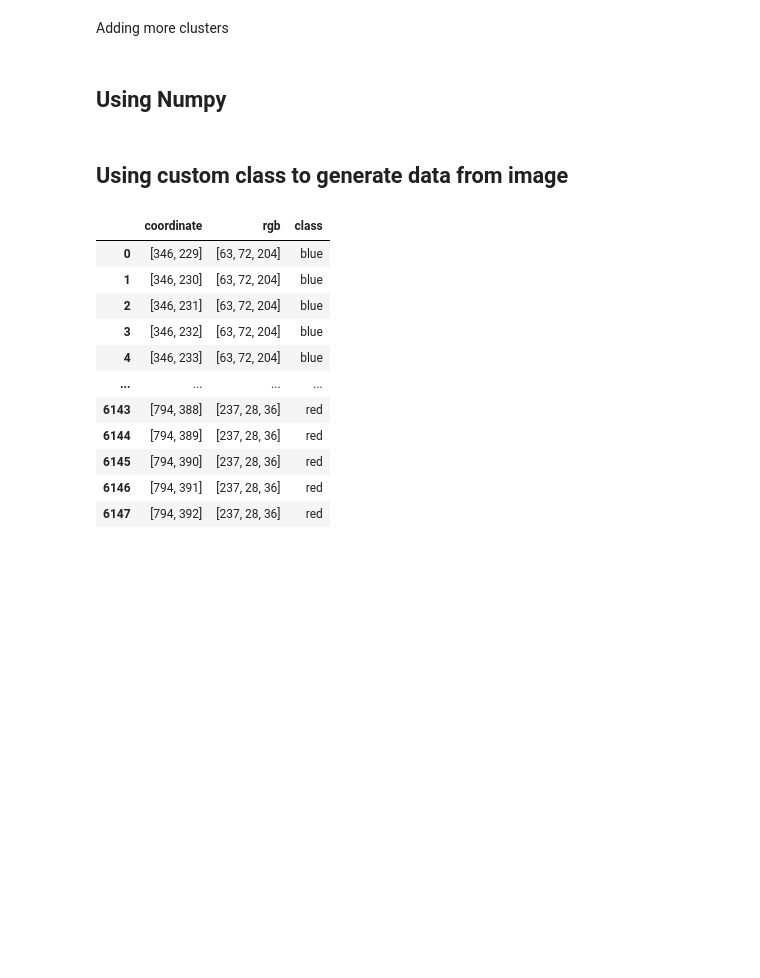
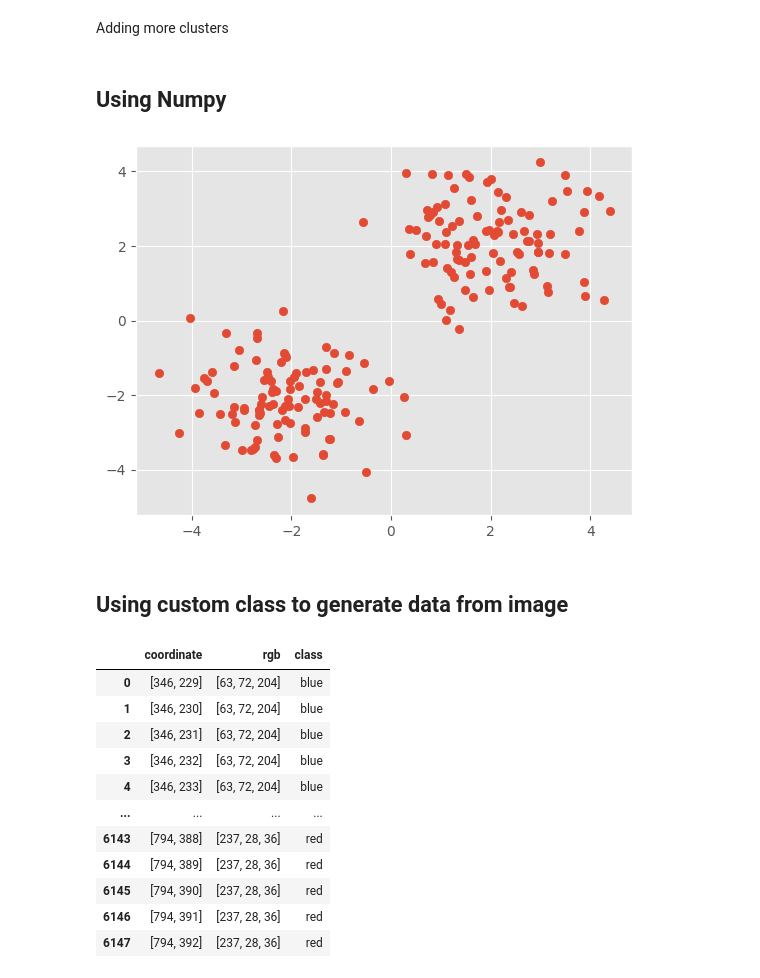
Before and after one commit to Murdock135/growing-neural-gas, a Jupyter notebook: notebooks/neural_gas.ipynb, the cells around one changed output. Cells and saved outputs as stored; diff of their text form; code cells hidden in the pictures; blank space fills up the shorter version.

```diff
--- a/notebooks/neural_gas.ipynb
+++ b/notebooks/neural_gas.ipynb
@@ -49,29 +49,31 @@ Adding more clusters
 # %% [markdown]
 ## Using Numpy
 # %%
-# import numpy as np
-# import matplotlib.pyplot as plt
+import numpy as np
+import matplotlib.pyplot as plt
 
-# np.random.seed(0)
+np.random.seed(0)
 
-# mean1 = [2, 2]
-# cov1 = [[1, 0], [0, 1]]
+mean1 = [2, 2]
+cov1 = [[1, 0], [0, 1]]
 
-# mean2 = [-2, -2]
-# cov2 = [[1, 0], [0, 1]]
+mean2 = [-2, -2]
+cov2 = [[1, 0], [0, 1]]
 
-# labels = []
+labels = []
 
-# # Generate samples
-# data1 = np.random.multivariate_normal(mean1, cov1, 100)
-# data2 = np.random.multivariate_normal(mean2, cov2, 100)
+# Generate samples
+data1 = np.random.multivariate_normal(mean1, cov1, 100)
+data2 = np.random.multivariate_normal(mean2, cov2, 100)
 
-# # Combine the data from the two clusters
-# data = np.vstack((data1, data2))
+# Combine the data from the two clusters
+data = np.vstack((data1, data2))
 
-# # Plot
-# plt.scatter(data[:, 0], data[:, 1])
-# plt.show()
+# Plot
+plt.scatter(data[:, 0], data[:, 1])
+plt.show()
+# %% [output]
+[figure, added]
 # %% [markdown]
 ## Using custom class to generate data from image
 # %%
```
Also changed, not shown: parts of 1 cell of this notebook, 9 other files.
